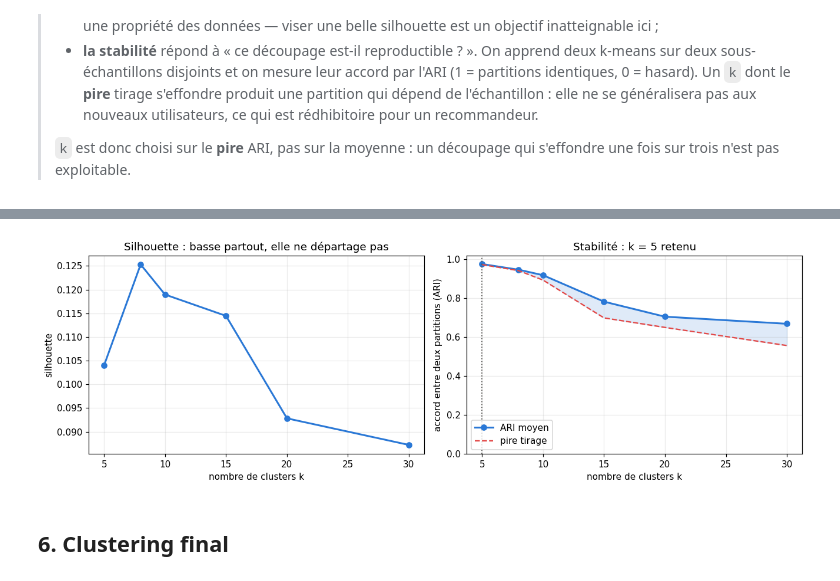
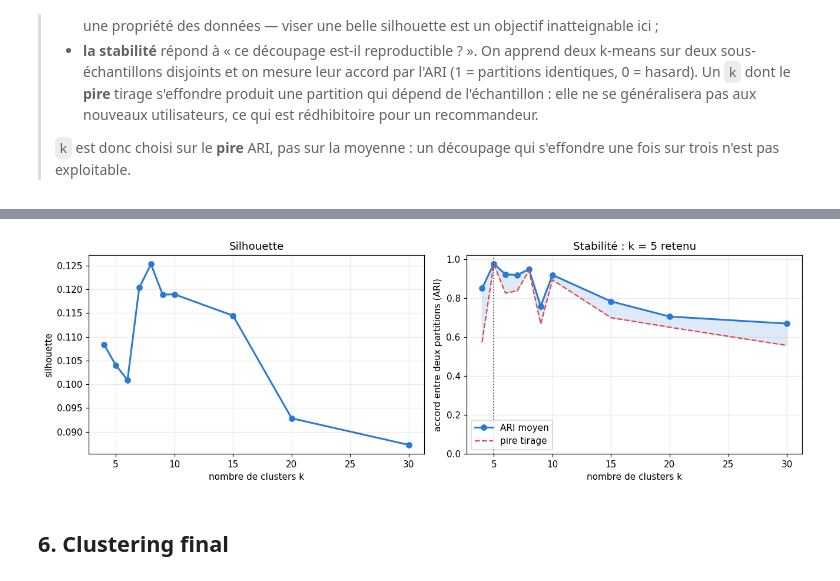
Before and after one commit to AminLO-ma/movie-boxoffice-recommender, a Jupyter notebook: notebooks/movielens_clustering_recommender.ipynb, the cells around one changed output, grey strips where cells are left out. Cells and saved outputs as stored; diff of their text form; code cells hidden in the pictures.

```diff
--- a/notebooks/movielens_clustering_recommender.ipynb
+++ b/notebooks/movielens_clustering_recommender.ipynb
@@ -150,7 +150,7 @@ def cluster_stability(X, k, n_draws=3, size=40_000, seed=RANDOM_STATE):
     return np.mean(scores), np.min(scores)
 
 
-k_range = [5, 8, 10, 15, 20, 30]
+k_range = [4, 5, 6, 7, 8, 9, 10, 15, 20, 30]
 rows_k = []
 for k in k_range:
     sil, biggest = evaluate_k(user_vectors, k)
@@ -183,26 +191,26 @@ k retenu (pire ARI le plus élevé) : 5
 # %%
 fig, axes = plt.subplots(1, 2, figsize=(12, 4))
 
 axes[0].plot(k_selection.index, k_selection["silhouette"], marker="o", color=BLEU, linewidth=2)
 axes[0].set(xlabel="nombre de clusters k", ylabel="silhouette",
-            title="Silhouette : basse partout, elle ne départage pas")
+            title="Silhouette")
 
 axes[1].fill_between(k_selection.index, k_selection["ari_min"], k_selection["ari_moyen"],
                      color=BLEU, alpha=0.15)
 axes[1].plot(k_selection.index, k_selection["ari_moyen"], marker="o", color=BLEU, linewidth=2,
              label="ARI moyen")
 axes[1].plot(k_selection.index, k_selection["ari_min"], linestyle="--", color=ROUGE, linewidth=1.5,
              label="pire tirage")
 axes[1].axvline(N_CLUSTERS, color=ENCRE, linestyle=":", linewidth=1.2)
 axes[1].set(xlabel="nombre de clusters k", ylabel="accord entre deux partitions (ARI)", ylim=(0, 1.02),
             title=f"Stabilité : k = {N_CLUSTERS} retenu")
 axes[1].legend(loc="lower left")
 
 for ax in axes:
     ax.grid(alpha=0.25)
 plt.tight_layout()
 # %% [output]
-[figure, old version]
+[figure, new version]
 # %% [markdown]
 ## 6. Clustering final
 # %%
```
Also changed, not shown: parts of 2 cells of this notebook, 1 other file.
